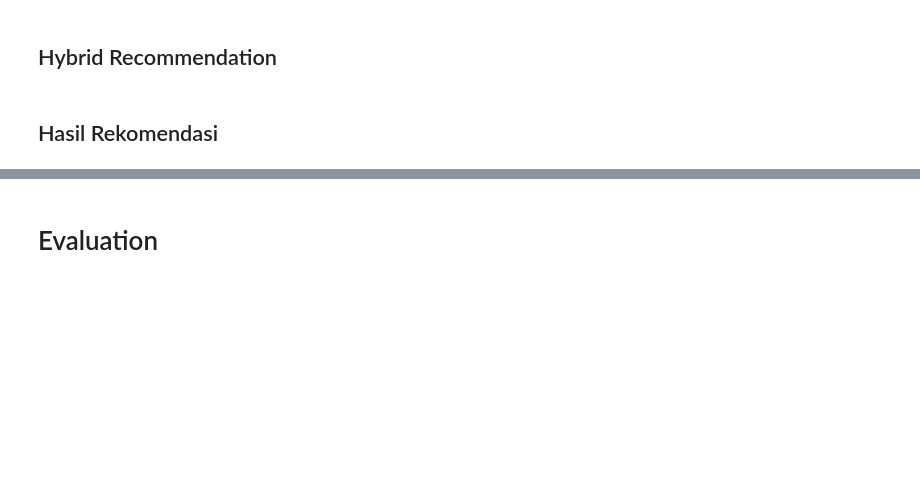
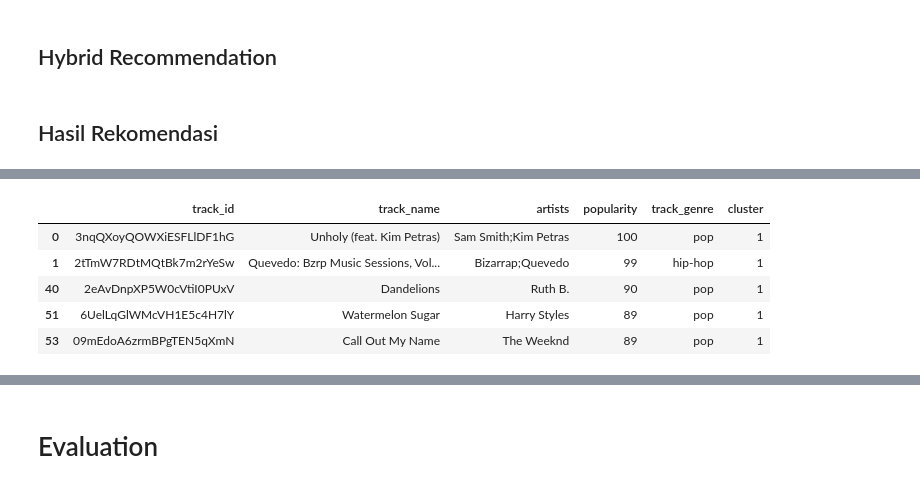
Before and after one commit to reesa-rahayu/spotify-recommender, a Jupyter notebook: notebook.ipynb, the cells around one changed output, grey strips where cells are left out. Cells and saved outputs as stored; diff of their text form; code cells hidden in the pictures; blank space fills up the shorter version.

```diff
--- a/notebook.ipynb
+++ b/notebook.ipynb
@@ -597,15 +604,0 @@ Name: count, dtype: int64
-# %%
-def cluster_based_recommendations(input_song_name, num_recommendations=5):
-    #check if the song exists in the dataset
-    if input_song_name not in data['track_name'].values:
-        raise ValueError(f"The song '{input_song_name}' is not in the dataset.")
-
-    # Get the cluster of the given track
-    track_cluster = data.loc[data['track_name'] == input_song_name, 'cluster'].values[0]
-
-    # Get the tracks in the same cluster
-    cluster_tracks = data[data['cluster'] == track_cluster].sort_values(by='popularity', ascending=False)
-    # Remove the input song from the recommendations
-    cluster_tracks = cluster_tracks[cluster_tracks['track_name'] != input_song_name]
-
-    return cluster_tracks.head(num_recommendations)
@@ -612,3 +607,14 @@ def cluster_based_recommendations(input_song_name, num_recommendations=5):
+# %%
+def cluster_based_recommendations(input_song_name, num_recommendations=5):
+    # Get the cluster of the given track
+    track_cluster = data.loc[data['track_name'] == input_song_name, 'cluster'].values[0]
+
+    cluster_tracks = data[data['cluster'] == track_cluster].sort_values(by='popularity', ascending=False)
+    cluster_tracks = cluster_tracks[cluster_tracks['track_name'] != input_song_name]
+    df = cluster_tracks[output_columns].head(num_recommendations)
+    ids = df['track_id'].tolist()
+
+    return df, ids
 # %% [markdown]
 ## Hybrid Recommendation
 # %%
@@ -670 +687,11 @@ cluster_based_recommendations(input_song_name, num_recommendations=5)
+# %%
+cluster_pred, cluster_ids = cluster_based_recommendations(input_song_name, num_recommendations=5)
+cluster_pred
+# %% [output]
+|  | track_id | track_name | artists | popularity | track_genre | cluster |
+| 0 | 3nqQXoyQOWXiESFLlDF1hG | Unholy (feat. Kim Petras) | Sam Smith;Kim Petras | 100 | pop | 1 |
+| 1 | 2tTmW7RDtMQtBk7m2rYeSw | Quevedo: Bzrp Music Sessions, Vol... | Bizarrap;Quevedo | 99 | hip-hop | 1 |
+| 40 | 2eAvDnpXP5W0cVtiI0PUxV | Dandelions | Ruth B. | 90 | pop | 1 |
+| 51 | 6UelLqGlWMcVH1E5c4H7lY | Watermelon Sugar | Harry Styles | 89 | pop | 1 |
+| 53 | 09mEdoA6zrmBPgTEN5qXmN | Call Out My Name | The Weeknd | 89 | pop | 1 |
 # %%
```
Also changed, not shown: parts of 33 cells of this notebook.
